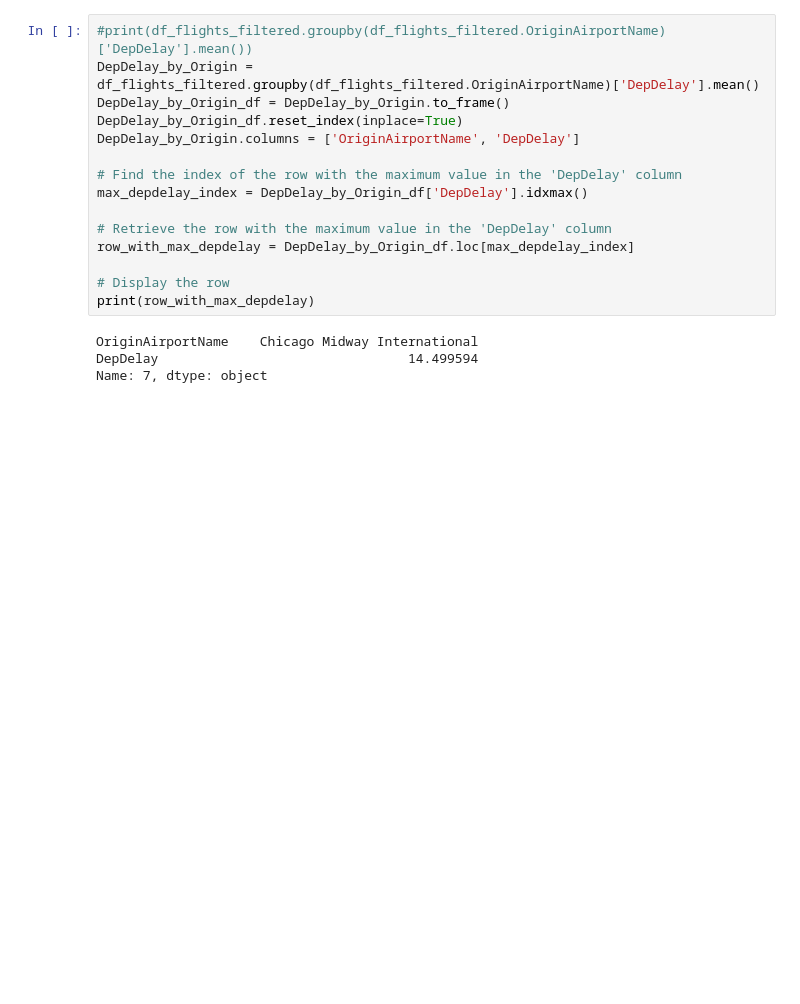
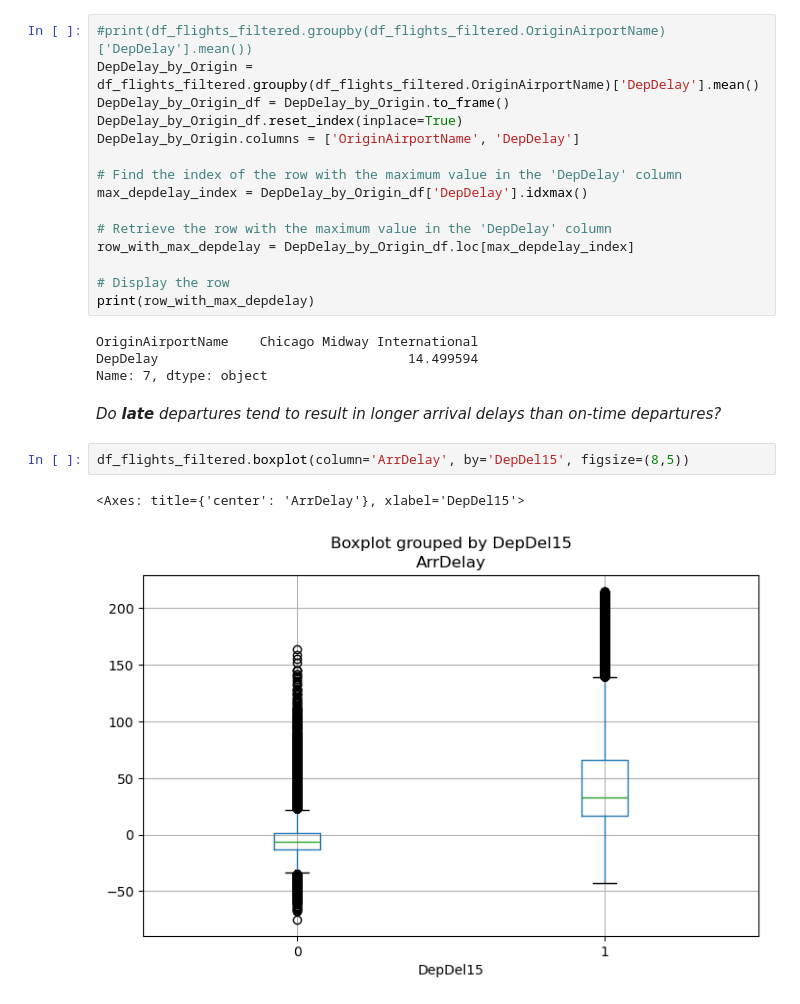
Before and after one commit to luisquesada/ml-basics, a Jupyter notebook: challenges/01 - Flights Challenge.ipynb, the cells around one changed output. Drawn from its saved outputs; the diff is of its cells as text; blank space fills up the shorter version.

```diff
--- a/challenges/01 - Flights Challenge.ipynb
+++ b/challenges/01 - Flights Challenge.ipynb
@@ -413,3 +413,10 @@ print(row_with_max_depdelay)
 OriginAirportName    Chicago Midway International
 DepDelay                                14.499594
 Name: 7, dtype: object
+# %% [markdown]
+*Do **late** departures tend to result in longer arrival delays than on-time departures?*
+# %%
+df_flights_filtered.boxplot(column='ArrDelay', by='DepDel15', figsize=(8,5))
+# %% [output]
+<Axes: title={'center': 'ArrDelay'}, xlabel='DepDel15'>
+[figure, added]
```
Also changed, not shown: parts of 4 cells of this notebook, 1 other file.
